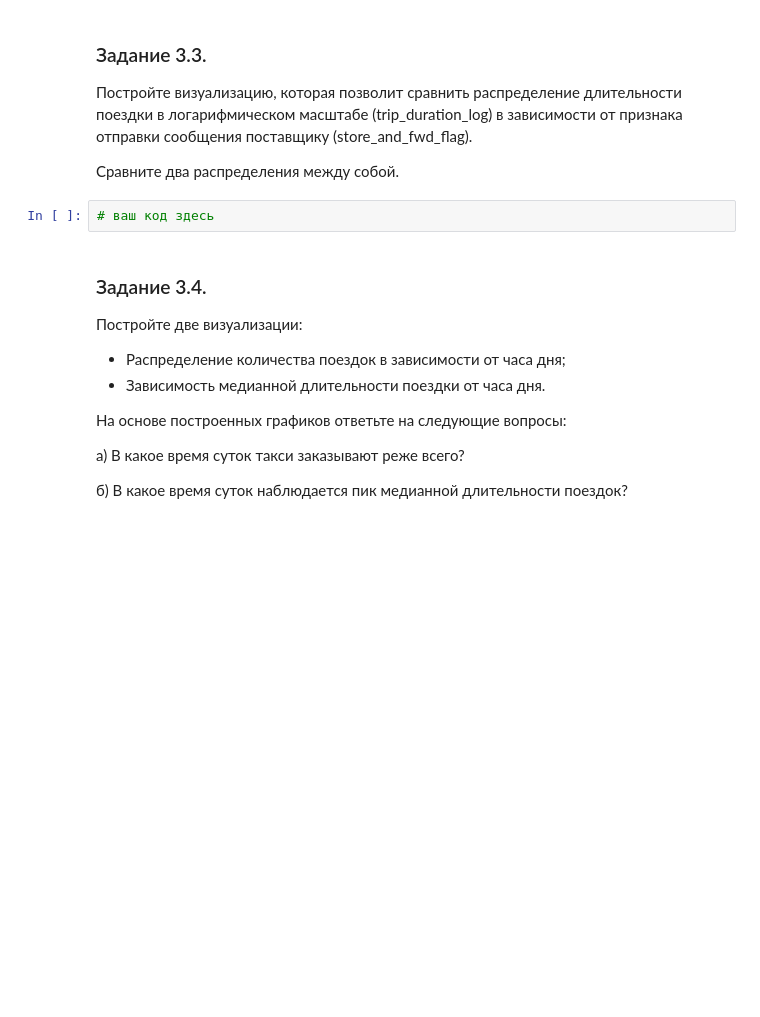
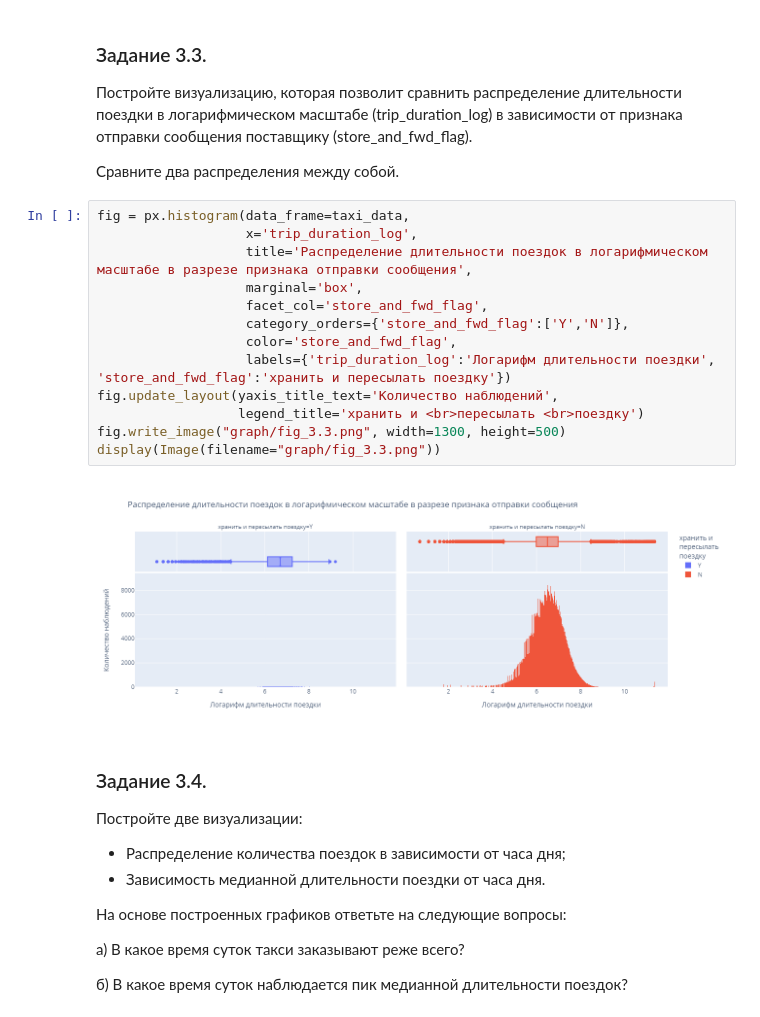
Before and after one commit to Blooodniy/PROJECT-5, a Jupyter notebook: Project-5.ipynb, the cells around one changed output. Saved outputs shown, nothing was run; the diff lists cells and outputs as text; blank space fills up the shorter version.

```diff
--- a/Project-5.ipynb
+++ b/Project-5.ipynb
@@ -429,8 +492,21 @@ taxi_data['trip_duration_log'] = np.log(taxi_data['trip_duration']+1)
 Постройте визуализацию, которая позволит сравнить распределение длительности поездки в логарифмическом масштабе (trip_duration_log) в зависимости от признака отправки сообщения поставщику (store_and_fwd_flag).
 
 Сравните два распределения между собой.
-# %%
-# ваш код здесь
+# %%
+fig = px.histogram(data_frame=taxi_data,
+                   x='trip_duration_log',
+                   title='Распределение длительности поездок в логарифмическом масштабе в разрезе признака отправки сообщения',
+                   marginal='box',
+                   facet_col='store_and_fwd_flag',
+                   category_orders={'store_and_fwd_flag':['Y','N']},
+                   color='store_and_fwd_flag',
+                   labels={'trip_duration_log':'Логарифм длительности поездки', 'store_and_fwd_flag':'хранить и пересылать поездку'})
+fig.update_layout(yaxis_title_text='Количество наблюдений',
+                  legend_title='хранить и <br>пересылать <br>поездку')
+fig.write_image("graph/fig_3.3.png", width=1300, height=500)
+display(Image(filename="graph/fig_3.3.png"))
+# %% [output]
+[figure, added]
 # %% [markdown]
 ### Задание 3.4.
 Постройте две визуализации:
```
Also changed, not shown: parts of 42 cells of this notebook, 3 other files.
